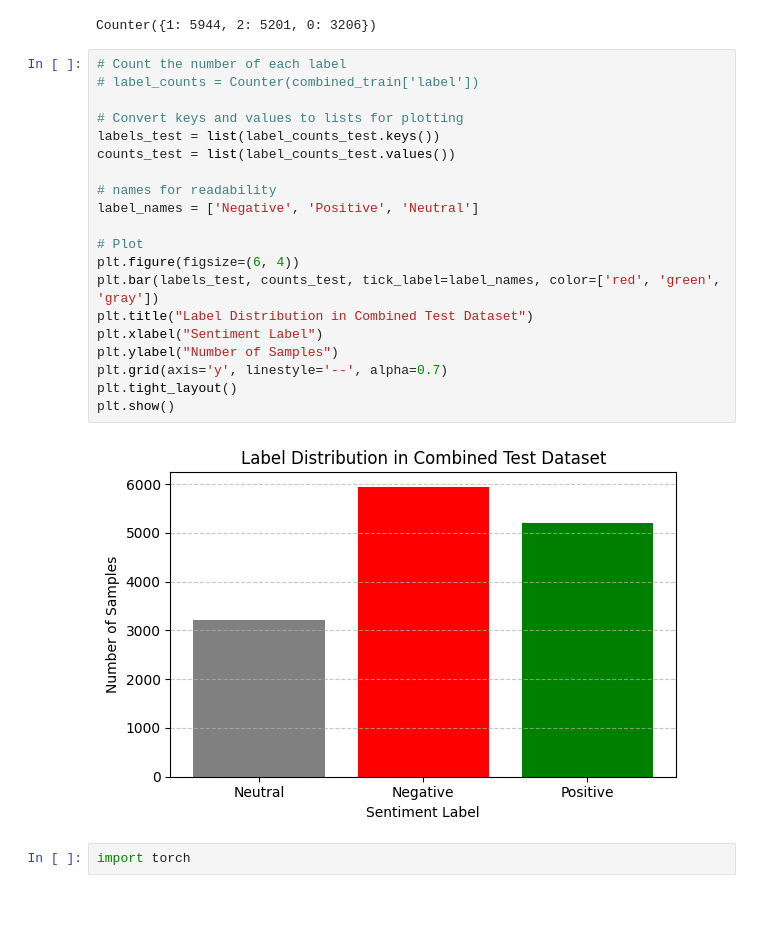
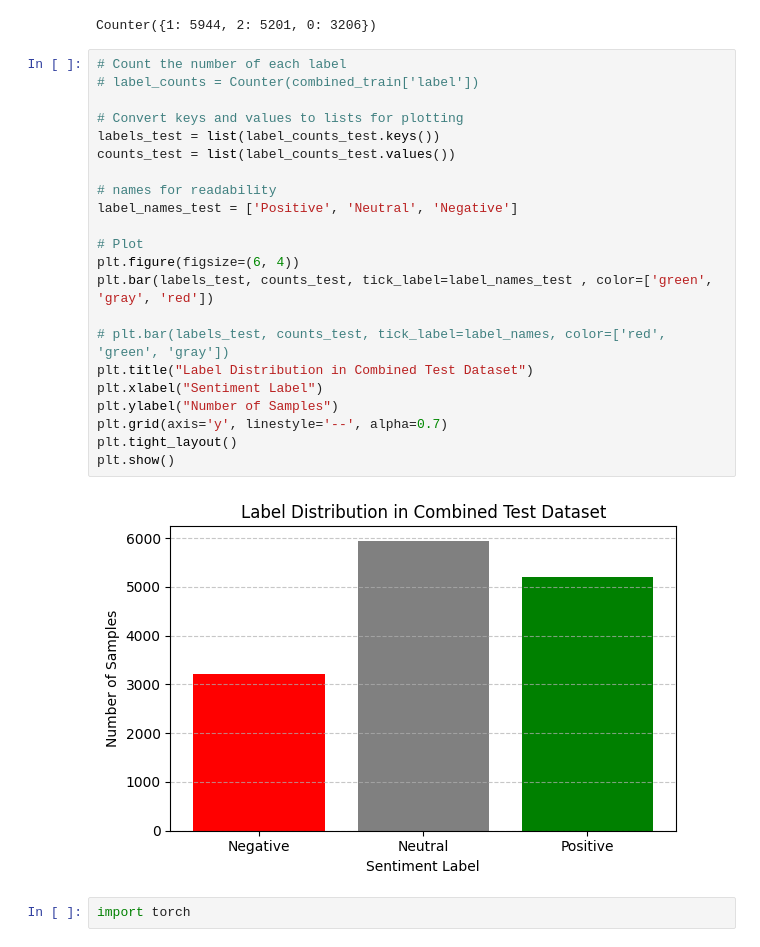
Before and after one commit to ShadaabHasan/student-review-system, a Jupyter notebook: Model/model.ipynb, the cells around one changed output. Saved outputs shown, nothing was run; the diff lists cells and outputs as text; blank space fills up the shorter version.

```diff
--- a/Model/model.ipynb
+++ b/Model/model.ipynb
@@ -224,25 +224,27 @@ Counter({1: 5944, 2: 5201, 0: 3206})
 # %%
 # Count the number of each label
 # label_counts = Counter(combined_train['label'])
 
 # Convert keys and values to lists for plotting
 labels_test = list(label_counts_test.keys())
 counts_test = list(label_counts_test.values())
 
 # names for readability
-label_names = ['Negative', 'Positive', 'Neutral']
+label_names_test = ['Positive', 'Neutral', 'Negative']
 
 # Plot
 plt.figure(figsize=(6, 4))
-plt.bar(labels_test, counts_test, tick_label=label_names, color=['red', 'green', 'gray'])
+plt.bar(labels_test, counts_test, tick_label=label_names_test , color=['green', 'gray', 'red'])
+
+# plt.bar(labels_test, counts_test, tick_label=label_names, color=['red', 'green', 'gray'])
 plt.title("Label Distribution in Combined Test Dataset")
 plt.xlabel("Sentiment Label")
 plt.ylabel("Number of Samples")
 plt.grid(axis='y', linestyle='--', alpha=0.7)
 plt.tight_layout()
 plt.show()
 # %% [output]
-[figure, old version]
+[figure, new version]
 # %%
 import torch
 # %%
```
Also changed, not shown: parts of 7 cells of this notebook.
